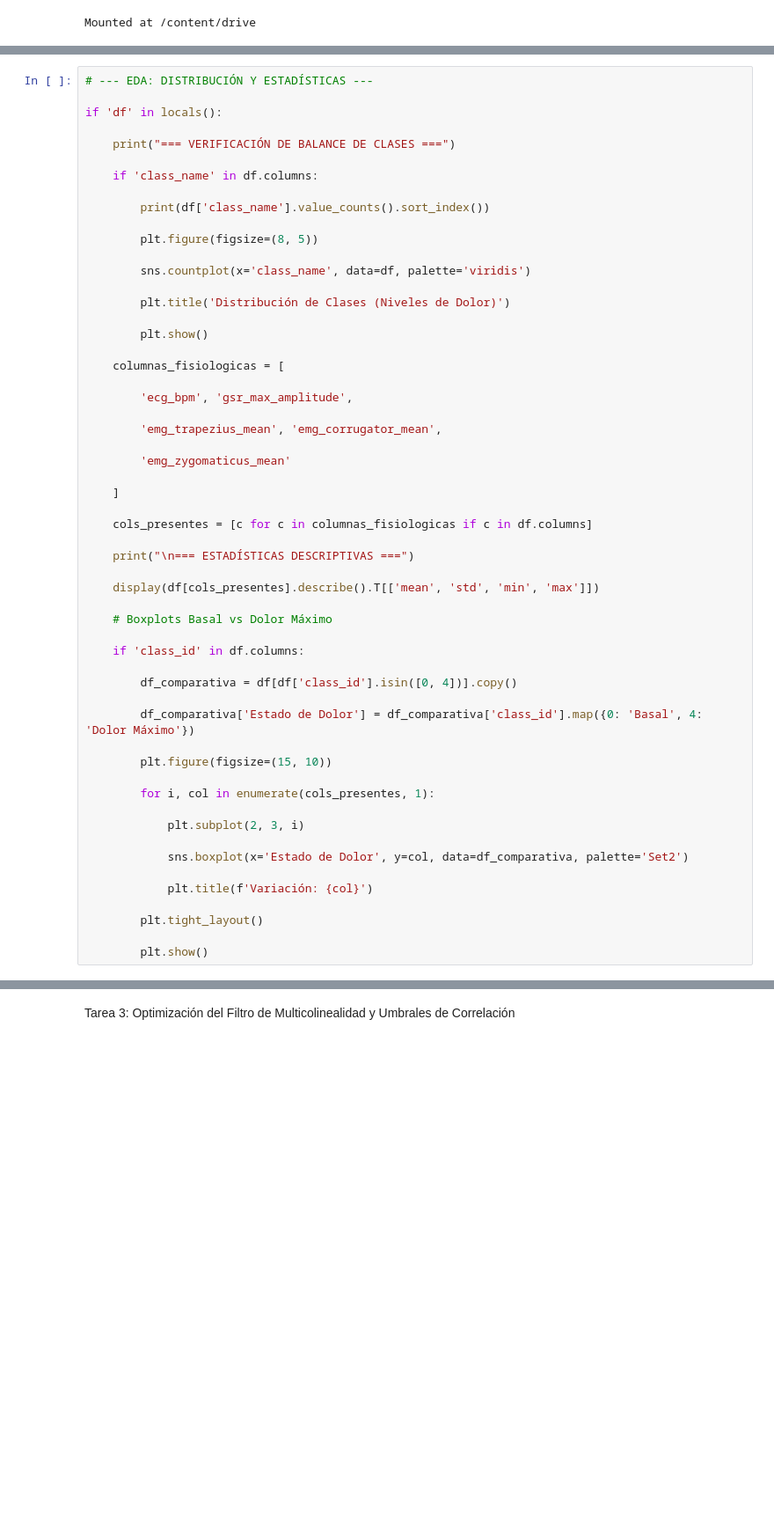
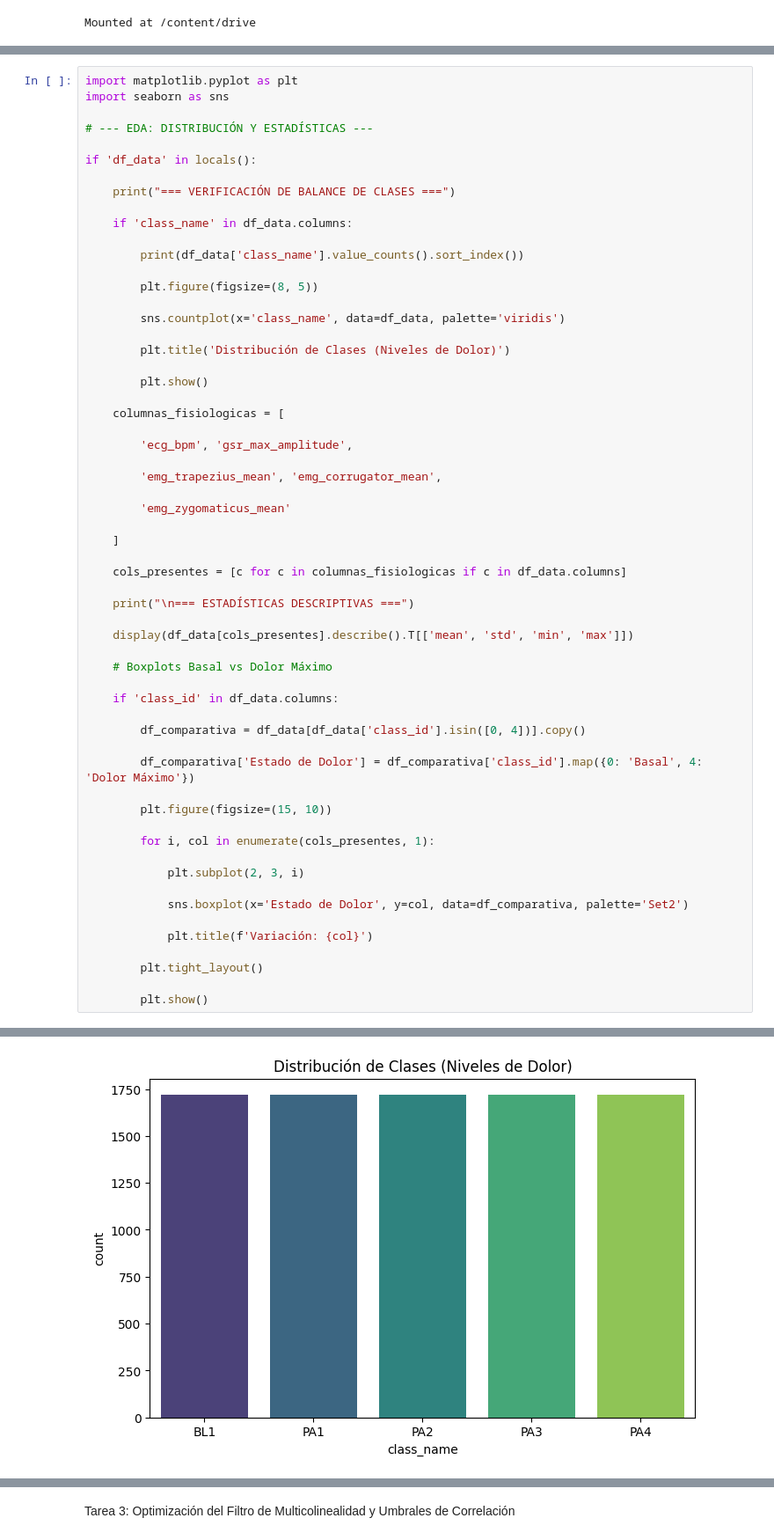
Before and after one commit to GaboGolCs/PainPredict-Neuro, a Jupyter notebook: src/scripts/selection_biovid_elite.ipynb, the cells around one changed output, grey strips where cells are left out. Shown at 88% size. Drawn from its saved outputs; the diff is of its cells as text; blank space fills up the shorter version.

```diff
--- a/src/scripts/selection_biovid_elite.ipynb
+++ b/src/scripts/selection_biovid_elite.ipynb
@@ -57,17 +52,20 @@ if 'df_data' in locals():
 # %%
+import matplotlib.pyplot as plt
+import seaborn as sns
+
 # --- EDA: DISTRIBUCIÓN Y ESTADÍSTICAS ---
 
-if 'df' in locals():
+if 'df_data' in locals():
 
     print("=== VERIFICACIÓN DE BALANCE DE CLASES ===")
 
-    if 'class_name' in df.columns:
+    if 'class_name' in df_data.columns:
 
-        print(df['class_name'].value_counts().sort_index())
+        print(df_data['class_name'].value_counts().sort_index())
 
         plt.figure(figsize=(8, 5))
 
-        sns.countplot(x='class_name', data=df, palette='viridis')
+        sns.countplot(x='class_name', data=df_data, palette='viridis')
 
         plt.title('Distribución de Clases (Niveles de Dolor)')
 
@@ -83,17 +81,17 @@ if 'df' in locals():
 
     ]
 
-    cols_presentes = [c for c in columnas_fisiologicas if c in df.columns]
+    cols_presentes = [c for c in columnas_fisiologicas if c in df_data.columns]
 
     print("\n=== ESTADÍSTICAS DESCRIPTIVAS ===")
 
-    display(df[cols_presentes].describe().T[['mean', 'std', 'min', 'max']])
+    display(df_data[cols_presentes].describe().T[['mean', 'std', 'min', 'max']])
 
     # Boxplots Basal vs Dolor Máximo
 
-    if 'class_id' in df.columns:
+    if 'class_id' in df_data.columns:
 
-        df_comparativa = df[df['class_id'].isin([0, 4])].copy()
+        df_comparativa = df_data[df_data['class_id'].isin([0, 4])].copy()
 
         df_comparativa['Estado de Dolor'] = df_comparativa['class_id'].map({0: 'Basal', 4: 'Dolor Máximo'})
 
@@ -110,3 +108,4 @@ if 'df' in locals():
         plt.tight_layout()
 
         plt.show()
+# %% [output]
@@ -112,0 +123 @@ if 'df' in locals():
+[figure, added]
```
Also changed, not shown: parts of 6 cells of this notebook.
